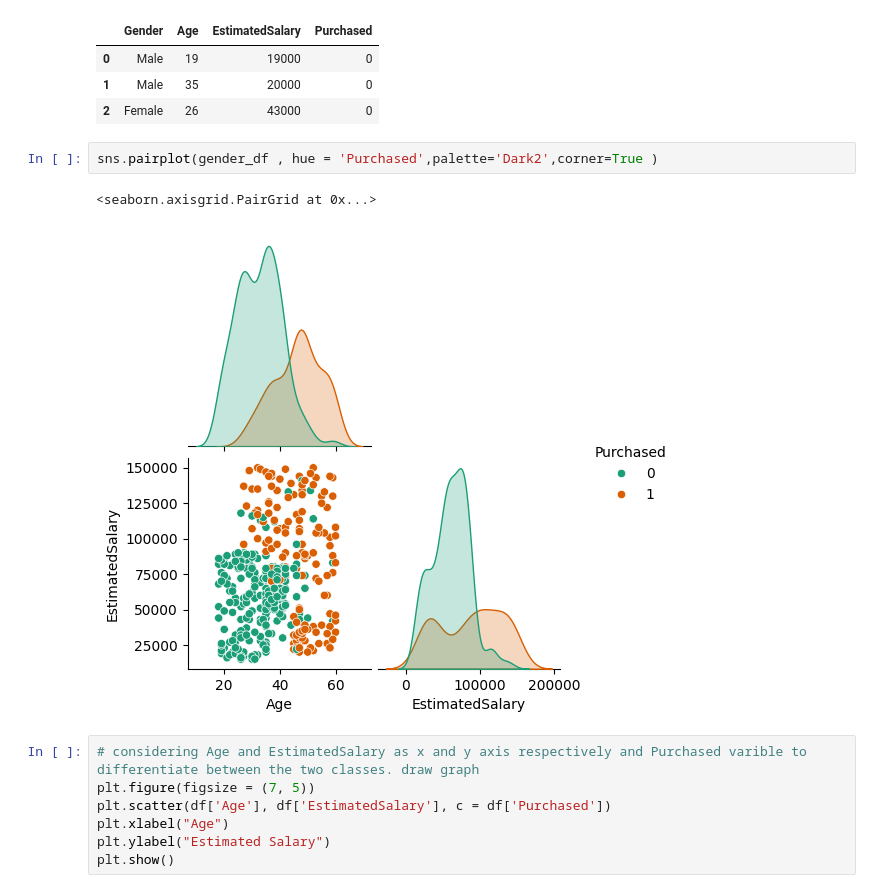
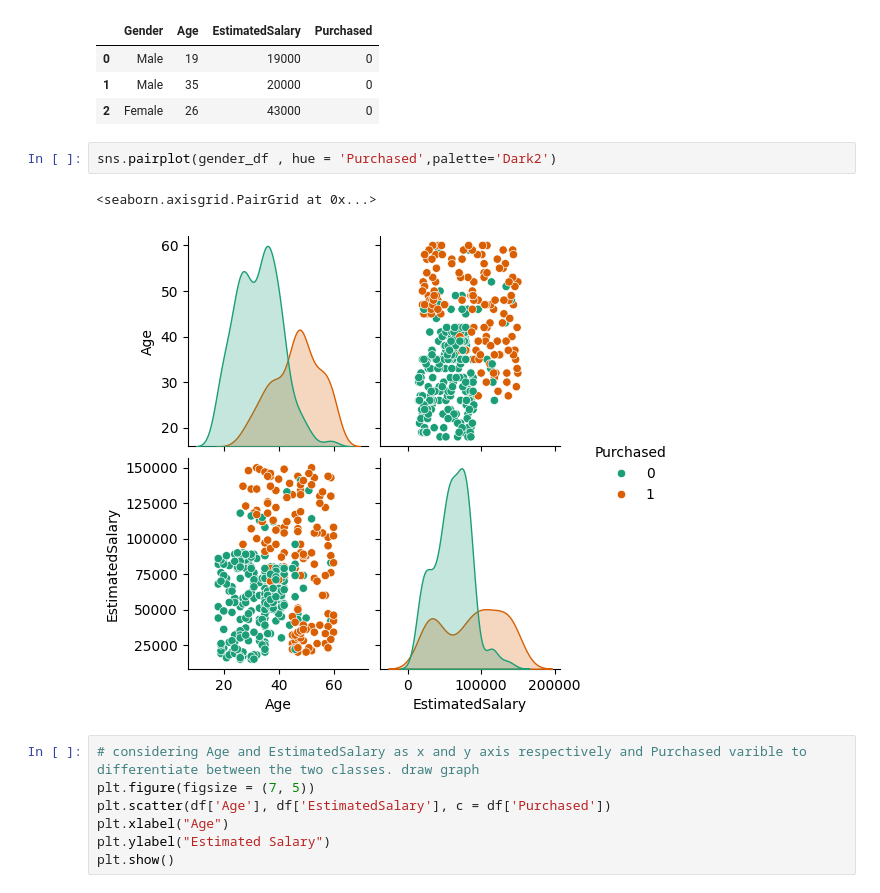
Before and after one commit to The1one1/ML_algo_Code, a Jupyter notebook: svm.ipynb, the cells around one changed output. Cells and saved outputs as stored; diff of their text form.

Commit message:
graph

```diff
--- a/svm.ipynb
+++ b/svm.ipynb
@@ -209,10 +210,10 @@ gender_df.head(3)
 | 1 | Male | 35 | 20000 | 0 |
 | 2 | Female | 26 | 43000 | 0 |
 # %%
-sns.pairplot(gender_df , hue = 'Purchased',palette='Dark2',corner=True )
+sns.pairplot(gender_df , hue = 'Purchased',palette='Dark2')
 # %% [output]
 <seaborn.axisgrid.PairGrid at 0x...>
-[figure, old version]
+[figure, new version]
 # %%
 # considering Age and EstimatedSalary as x and y axis respectively and Purchased varible to differentiate between the two classes. draw graph
 plt.figure(figsize = (7, 5))
```
Also changed, not shown: parts of 1 cell of this notebook.
